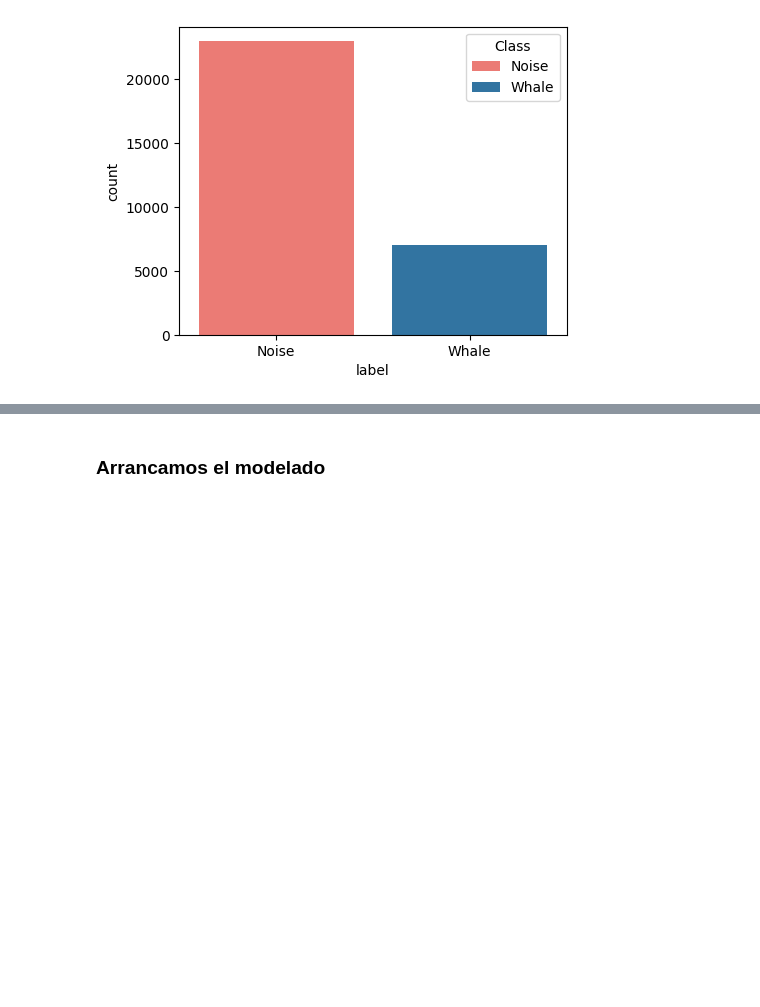
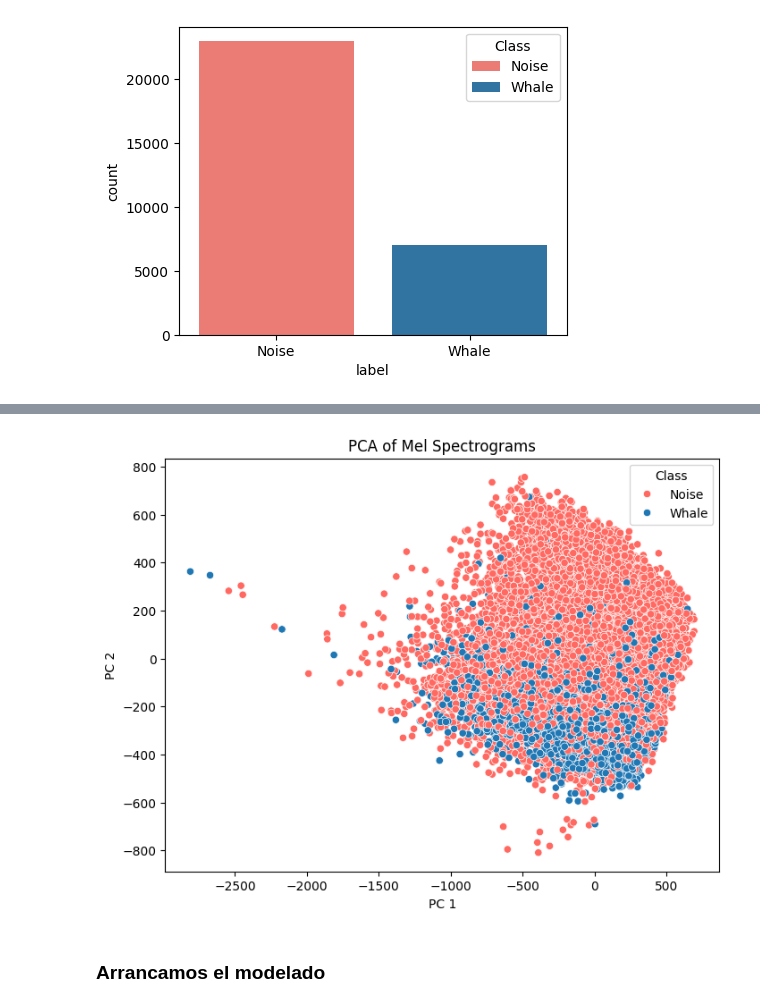
Before and after one commit to martinbianchi0/whale_challenge, a Jupyter notebook: notebook.ipynb, the cells around one changed output, grey strips where cells are left out. Saved outputs shown, nothing was run; the diff lists cells and outputs as text; code cells hidden in the pictures; blank space fills up the shorter version.

```diff
--- a/notebook.ipynb
+++ b/notebook.ipynb
@@ -315,10 +321,12 @@ audio_features_df = extract_acoustic_features(audio_df)
 # %%
 # EXPERIMENTO PCA
 flattened_mel_spectrogram = get_all_mel_spectrograms(audio_df)
-# pca = PCA(n_components=2)
-# spec_pca = pca.fit_transform(flattened_mel_spectrogram)
+pca = PCA(n_components=2)
+spec_pca = pca.fit_transform(flattened_mel_spectrogram)
 
-# plot_pca(audio_df, spec_pca)
+plot_pca(audio_df, spec_pca)
+# %% [output]
+[figure, added]
 # %% [markdown]
 ### Arrancamos el modelado
 # %% [markdown]
```
Also changed, not shown: parts of 30 cells of this notebook.
